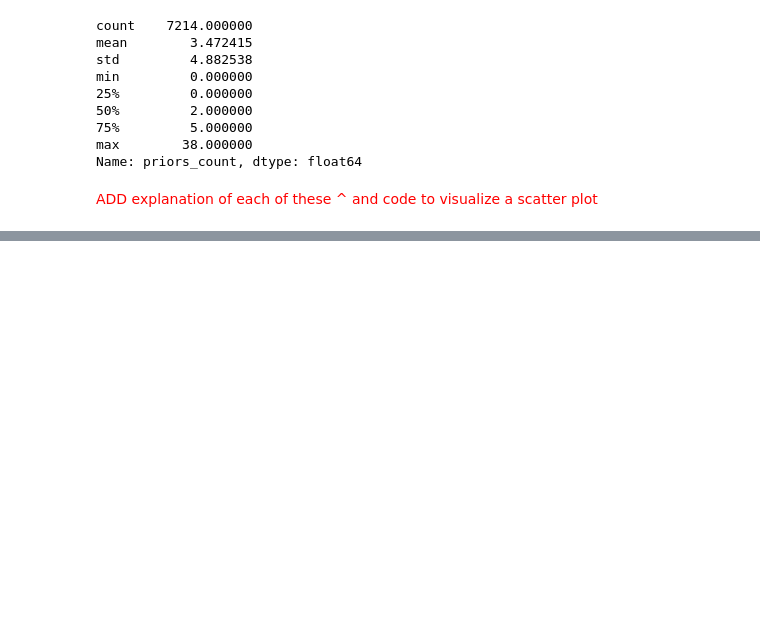
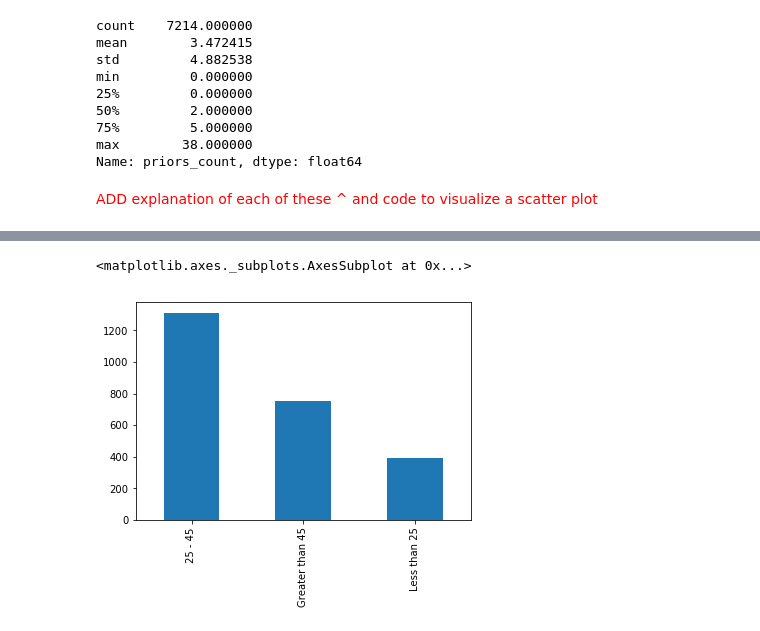
Before and after one commit to mandycoston/compas-analysis, a Jupyter notebook: 1. COMPAS data analysis.ipynb, the cells around one changed output, grey strips where cells are left out. Cells and saved outputs as stored; diff of their text form; code cells hidden in the pictures; blank space fills up the shorter version.

```diff
--- a/1. COMPAS data analysis.ipynb
+++ b/1. COMPAS data analysis.ipynb
@@ -119,0 +132,5 @@ dat[dat.race =="African-American"].priors_count.median()
+# %%
+dat[dat.race=='Caucasian'].age_cat.value_counts().sort_index().plot.bar()
+# %% [output]
+<matplotlib.axes._subplots.AxesSubplot at 0x...>
+[figure, added]
```
Also changed, not shown: parts of 10 cells of this notebook, 1 other file.
